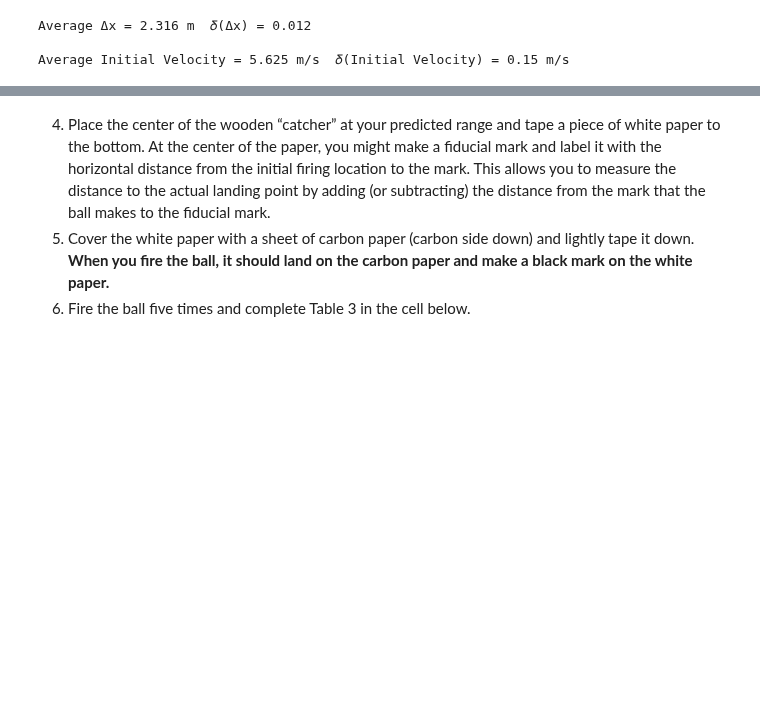
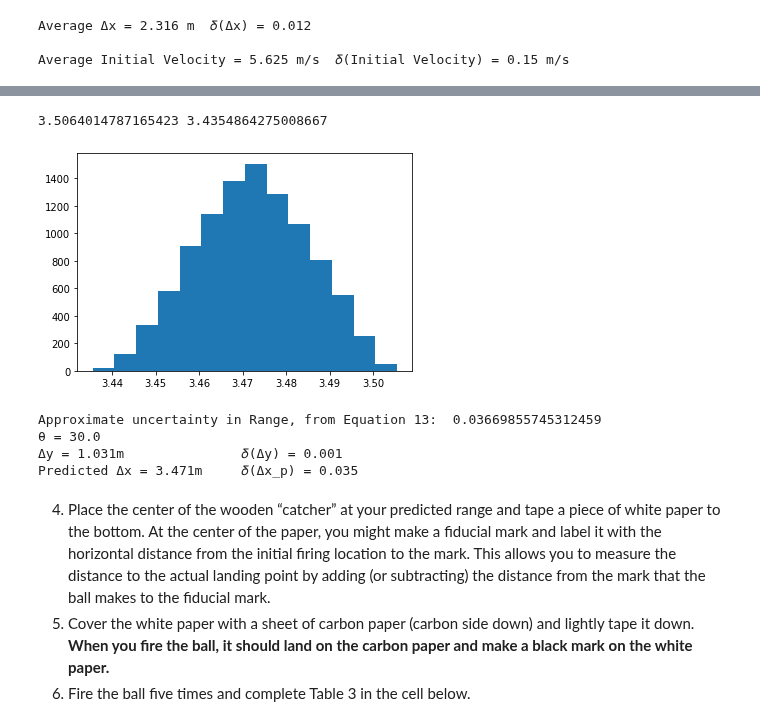
Before and after one commit to brash99/PhysicsLabs, a Jupyter notebook: PHYS201L/JupyterNotebooks/Lab3/Lab3.ipynb, the cells around one changed output, grey strips where cells are left out. Saved outputs shown, nothing was run; the diff lists cells and outputs as text; code cells hidden in the pictures; blank space fills up the shorter version.

Commit message:
Added new calculation of range uncertainty

```diff
--- a/PHYS201L/JupyterNotebooks/Lab3/Lab3.ipynb
+++ b/PHYS201L/JupyterNotebooks/Lab3/Lab3.ipynb
@@ -478,3 +411,69 @@ Predicted Δx = 3.472m     𝛿(Δx_p) = 0.037
+# %%
+# Raw Data 5
+
+#### Enter Raw Data Here!!!!!!!!!!!!!! ####
+
+# Chosen angle value (deg)
+theta = 30.0
+dtheta = 1.0
+
+# Verticle distance traveled (m) and its uncertainty
+Delta_y             = 1.031
+Uncertainty_Delta_y = 0.0005
+
+# Predicted Range (m) and its uncertainty
+# We can use Equation 7 for this!
+
+## As noted in the theory section,
+## the calculation of the uncertainty in the range is quite involved.  The easiest method is to create random
+## samples of the kinematic variables, based on their uncertainties, and then calculate from these a sample of
+## of range values.
+
+# Create arrays of the random samples of the known kinematic variables, 1000 samples long, from a-da to a+da
+import random
+ini_v_sample = ini_v + delta_ini_v*np.array(random.sample(range(-5000, 5000), 10000))/5000.0
+theta_sample = theta + dtheta*np.array(random.sample(range(-5000, 5000), 10000))/5000.0
+g_sample = g + dg*np.array(random.sample(range(-5000, 5000), 10000))/5000.0
+Delta_y_sample = Delta_y + uncertainty_Delta_y*np.array(random.sample(range(-5000, 5000), 10000))/5000.0
+
+# Calculate additional kinematic quantities, based on the random samples
+viy_sample = ini_v_sample*np.sin((theta_sample)*np.pi/180.0)
+vix_sample = ini_v_sample*np.cos((theta_sample)*np.pi/180.0)
+time_sample = (viy_sample+np.sqrt(viy_sample**2+2*g_sample*Delta_y_sample))/g_sample
+Delta_x_p_ang_sample = vix_sample*time_sample
+
+# Get the maximum and minimum values of the range, from the sample
+Delta_x_p_ang_max = max(Delta_x_p_ang_sample)
+Delta_x_p_ang_min = min(Delta_x_p_ang_sample)
+
+print (Delta_x_p_ang_max,Delta_x_p_ang_min)
+
+# Calculate mean range and uncertainty, based on the max and min values
+Delta_x_p_ang = 0.5*(Delta_x_p_ang_max+Delta_x_p_ang_min)
+uncertainty_Delta_x_p_ang = 0.5*(Delta_x_p_ang_max-Delta_x_p_ang_min)
+
+import matplotlib.pyplot as plt
+data = Delta_x_p_ang_sample
+bins=np.arange(min(data),max(data),0.005)
+plt.hist(data, bins=bins)
+plt.show()
+
+dRange = Delta_x_p_ang*4.0*delta_ini_v/ini_v
+print ("Approximate uncertainty in Range, from Equation 13: ",dRange)
+
+###########################################
+
+print("θ =", theta)
+print("Δy = %0.03fm               𝛿(Δy) = %0.03f" % (Delta_y,Unc_Delta_y))
+print("Predicted Δx = %0.03fm     𝛿(Δx_p) = %0.03f" % (Delta_x_p_ang,uncertainty_Delta_x_p_ang))
+print("")
+# %% [output]
+3.5064014787165423 3.4354864275008667
+[figure, added]
+Approximate uncertainty in Range, from Equation 13:  0.03669855745312459
+θ = 30.0
+Δy = 1.031m               𝛿(Δy) = 0.001
+Predicted Δx = 3.471m     𝛿(Δx_p) = 0.035
 # %% [markdown]
 4. Place the center of the wooden “catcher” at your predicted range and tape a piece of white paper to the bottom. At the center of the paper, you might make a fiducial mark and label it with the horizontal distance from the initial firing location to the mark. This allows you to measure the distance to the actual landing point by adding (or subtracting) the distance from the mark that the ball makes to the fiducial mark.
 5. Cover the white paper with a sheet of carbon paper (carbon side down) and lightly tape it down. **When you fire the ball, it should land on the carbon paper and make a black mark on the white paper.**
```
Also changed, not shown: parts of 1 cell of this notebook.
